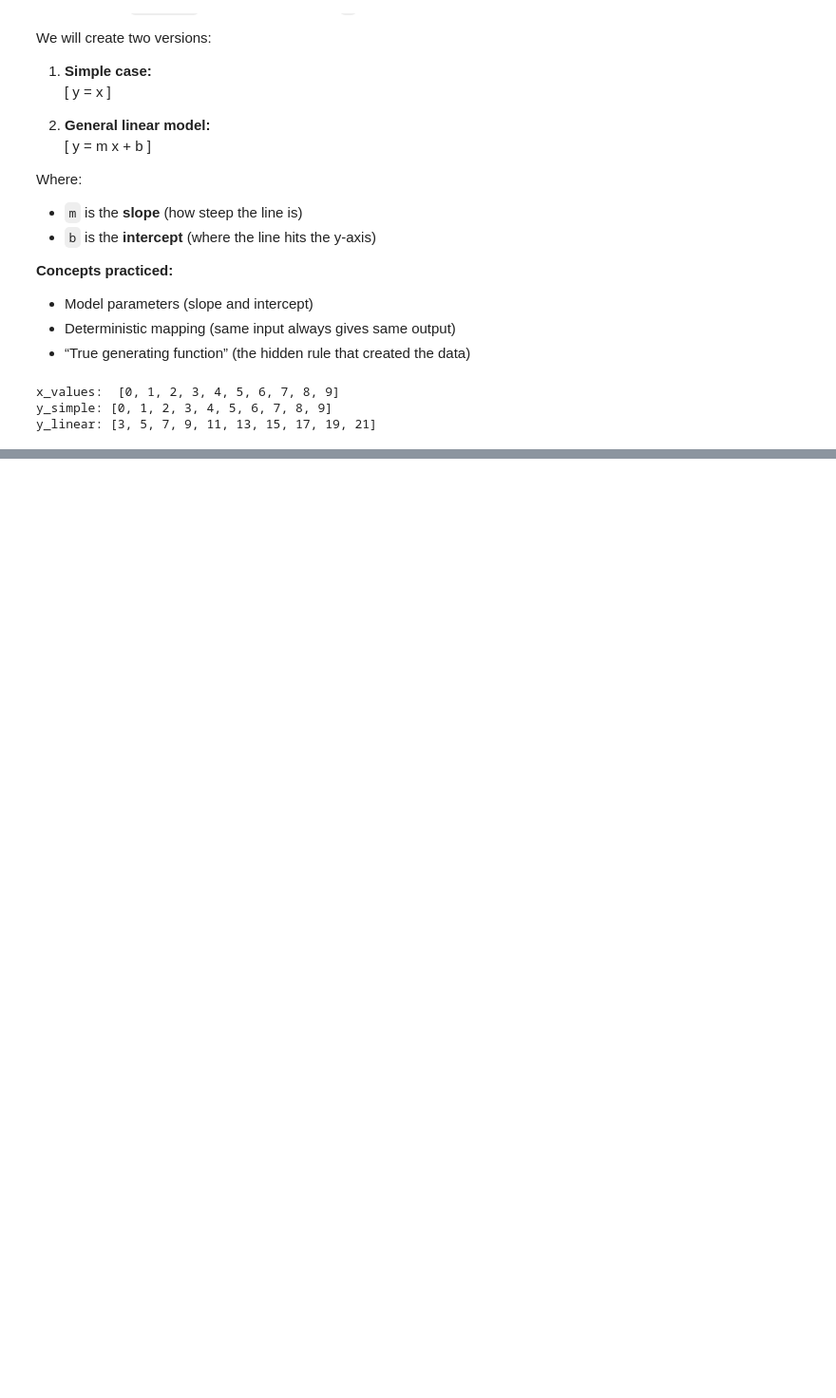
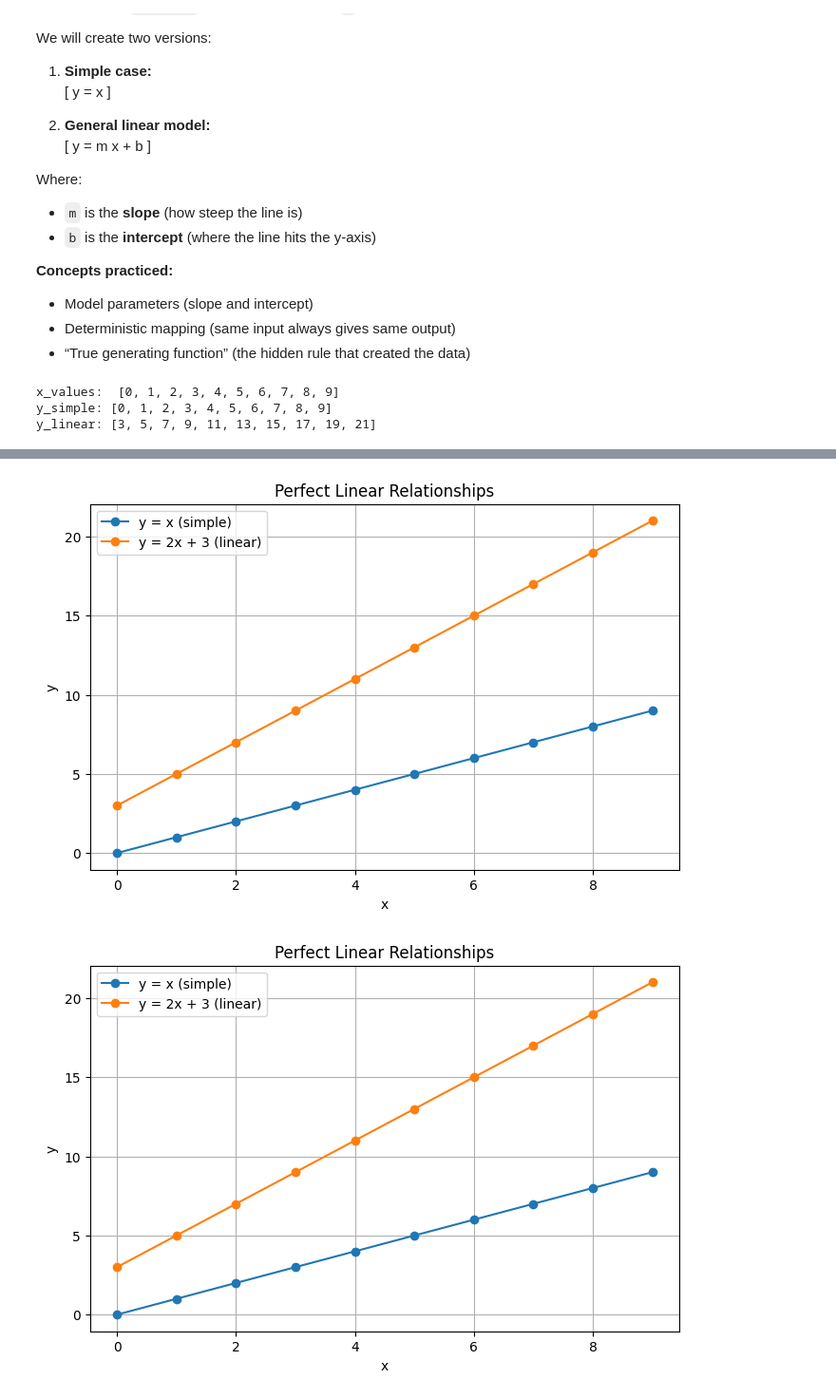
Before and after one commit to jeremy-evert/handson-ml3, a Jupyter notebook: ch04/Gradient_Descent_From_Scratch.ipynb, the cells around one changed output, grey strips where cells are left out. Shown at 95% size. Drawn from its saved outputs; the diff is of its cells as text; code cells hidden in the pictures; blank space fills up the shorter version.

```diff
--- a/ch04/Gradient_Descent_From_Scratch.ipynb
+++ b/ch04/Gradient_Descent_From_Scratch.ipynb
@@ -21,17 +33,17 @@ increment_step = 1
 number_of_points = 10
 
 # 2. Initialize an empty list to store the results
-coordinate_points = []
+x_values = []
 
 # 3. Use a loop to calculate and collect the values
-for i in range(number_of_points):
+for index in range(number_of_points):
     # Calculate the value for this specific step
-    current_value = start_value + (i * increment_step)
+    current_value = start_value + (index * increment_step)
 
     # Add the result to our list
-    coordinate_points.append(current_value)
+    x_values.append(current_value)
 
-print(coordinate_points)
+print(x_values)
 # %% [output]
 [0, 1, 2, 3, 4, 5, 6, 7, 8, 9]
 # %% [markdown]
@@ -109,0 +207,10 @@ y_linear: [3, 5, 7, 9, 11, 13, 15, 17, 19, 21]
+# %%
+import pandas as pd
+
+df = pd.DataFrame({
+    "x": x_values,
+    "y_simple": y_simple,
+    "y_linear": y_linear,
+})
+
+df
@@ -109,0 +276,29 @@ y_linear: [3, 5, 7, 9, 11, 13, 15, 17, 19, 21]
+# %%
+import matplotlib.pyplot as plt
+
+# Plot y = x and y = m*x + b
+plt.figure(figsize=(8, 5))
+plt.plot(df["x"], df["y_simple"], marker="o", label="y = x (simple)")
+plt.plot(df["x"], df["y_linear"], marker="o", label=f"y = {m}x + {b} (linear)")
+
+plt.title("Perfect Linear Relationships")
+plt.xlabel("x")
+plt.ylabel("y")
+plt.grid(True)
+plt.legend()
+plt.show()
+
+# Plot y = x and y = m*x + b
+plt.figure(figsize=(8, 5))
+plt.plot(df["x"], df["y_simple"], marker="o", label="y = x (simple)")
+plt.plot(df["x"], df["y_linear"], marker="o", label=f"y = {m}x + {b} (linear)")
+
+plt.title("Perfect Linear Relationships")
+plt.xlabel("x")
+plt.ylabel("y")
+plt.grid(True)
+plt.legend()
+plt.show()
+# %% [output]
+[figure, added]
+[figure, added]
```
Also changed, not shown: parts of 12 cells of this notebook, 1 other file.
